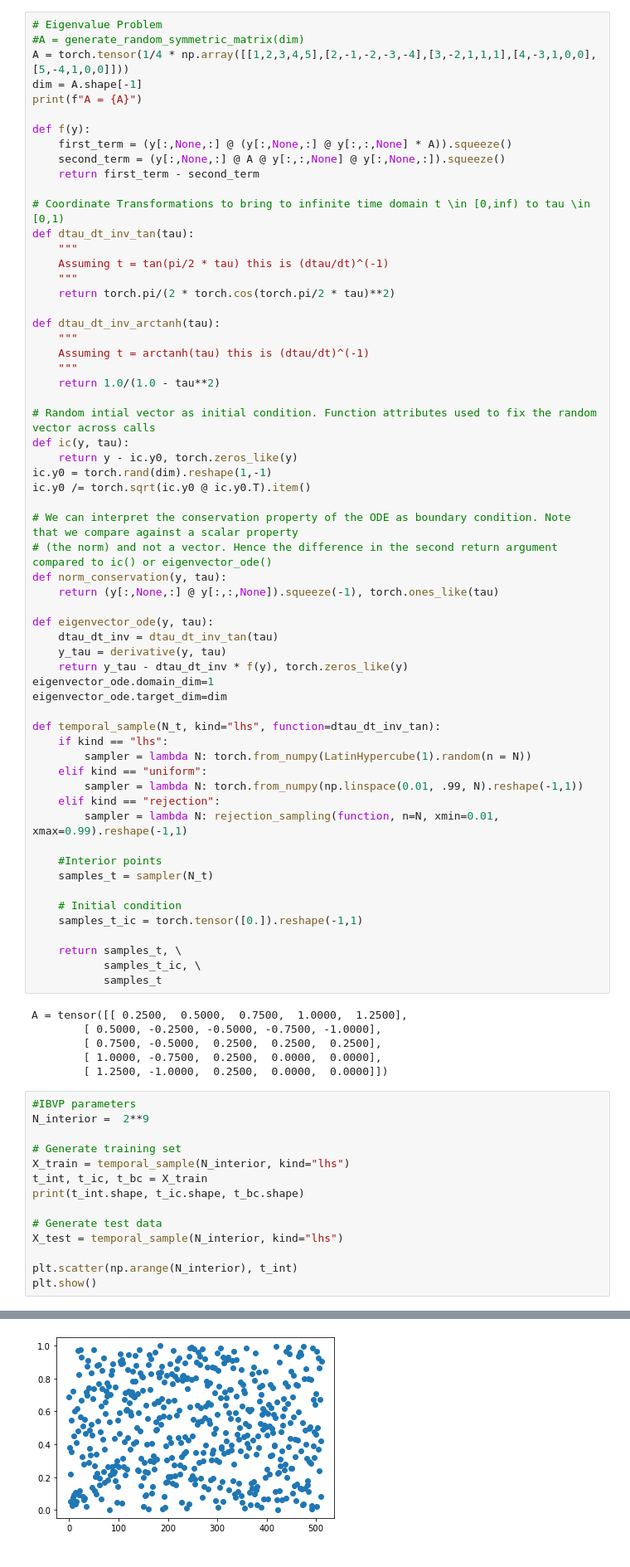
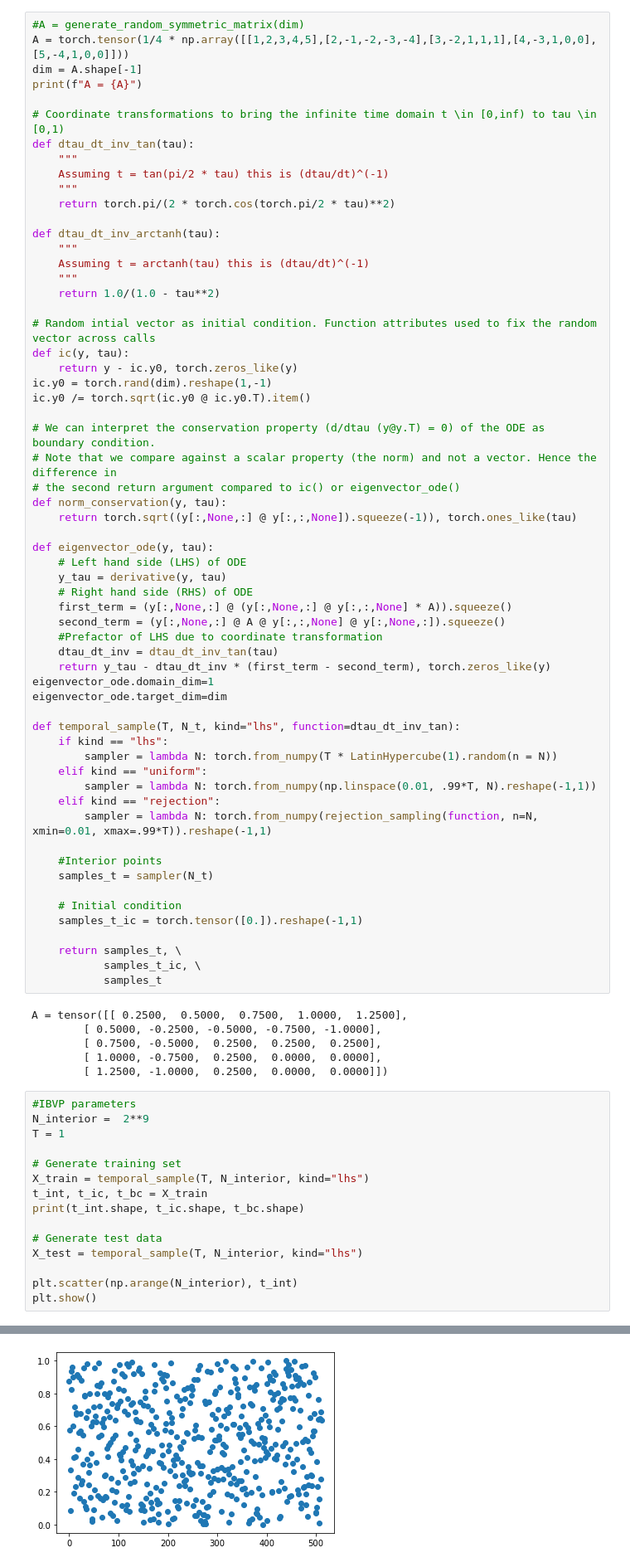
Before and after one commit to timzimm/CompSci, a Jupyter notebook: 02_neural_nets_on_pdes/src/eigenproblems_via_pinn.ipynb, the cells around one changed output, grey strips where cells are left out. Shown at 83% size. Cells and saved outputs as stored; diff of their text form.

```diff
--- a/02_neural_nets_on_pdes/src/eigenproblems_via_pinn.ipynb
+++ b/02_neural_nets_on_pdes/src/eigenproblems_via_pinn.ipynb
@@ -46,16 +45,10 @@ def eigenvalue_of_eigenvector(x):
 # %%
-# Eigenvalue Problem
 #A = generate_random_symmetric_matrix(dim)
 A = torch.tensor(1/4 * np.array([[1,2,3,4,5],[2,-1,-2,-3,-4],[3,-2,1,1,1],[4,-3,1,0,0],[5,-4,1,0,0]]))
 dim = A.shape[-1]
 print(f"A = {A}")
 
-def f(y):
-    first_term = (y[:,None,:] @ (y[:,None,:] @ y[:,:,None] * A)).squeeze()
-    second_term = (y[:,None,:] @ A @ y[:,:,None] @ y[:,None,:]).squeeze()
-    return first_term - second_term
-
-# Coordinate Transformations to bring to infinite time domain t \in [0,inf) to tau \in [0,1)
+# Coordinate transformations to bring the infinite time domain t \in [0,inf) to tau \in [0,1)
 def dtau_dt_inv_tan(tau):
     """
     Assuming t = tan(pi/2 * tau) this is (dtau/dt)^(-1)
@@ -74,25 +67,31 @@ def ic(y, tau):
 ic.y0 = torch.rand(dim).reshape(1,-1)
 ic.y0 /= torch.sqrt(ic.y0 @ ic.y0.T).item()
 
-# We can interpret the conservation property of the ODE as boundary condition. Note that we compare against a scalar property
-# (the norm) and not a vector. Hence the difference in the second return argument compared to ic() or eigenvector_ode()
+# We can interpret the conservation property (d/dtau (y@y.T) = 0) of the ODE as boundary condition.
+# Note that we compare against a scalar property (the norm) and not a vector. Hence the difference in
+# the second return argument compared to ic() or eigenvector_ode()
 def norm_conservation(y, tau):
-    return (y[:,None,:] @ y[:,:,None]).squeeze(-1), torch.ones_like(tau)
+    return torch.sqrt((y[:,None,:] @ y[:,:,None]).squeeze(-1)), torch.ones_like(tau)
 
 def eigenvector_ode(y, tau):
+    # Left hand side (LHS) of ODE
+    y_tau = derivative(y, tau)
+    # Right hand side (RHS) of ODE
+    first_term = (y[:,None,:] @ (y[:,None,:] @ y[:,:,None] * A)).squeeze()
+    second_term = (y[:,None,:] @ A @ y[:,:,None] @ y[:,None,:]).squeeze()
+    #Prefactor of LHS due to coordinate transformation
     dtau_dt_inv = dtau_dt_inv_tan(tau)
-    y_tau = derivative(y, tau)
-    return y_tau - dtau_dt_inv * f(y), torch.zeros_like(y)
+    return y_tau - dtau_dt_inv * (first_term - second_term), torch.zeros_like(y)
 eigenvector_ode.domain_dim=1
 eigenvector_ode.target_dim=dim
 
-def temporal_sample(N_t, kind="lhs", function=dtau_dt_inv_tan):
+def temporal_sample(T, N_t, kind="lhs", function=dtau_dt_inv_tan):
     if kind == "lhs":
-        sampler = lambda N: torch.from_numpy(LatinHypercube(1).random(n = N))
+        sampler = lambda N: torch.from_numpy(T * LatinHypercube(1).random(n = N))
     elif kind == "uniform":
-        sampler = lambda N: torch.from_numpy(np.linspace(0.01, .99, N).reshape(-1,1))
+        sampler = lambda N: torch.from_numpy(np.linspace(0.01, .99*T, N).reshape(-1,1))
     elif kind == "rejection":
-        sampler = lambda N: rejection_sampling(function, n=N, xmin=0.01, xmax=0.99).reshape(-1,1)
+        sampler = lambda N: torch.from_numpy(rejection_sampling(function, n=N, xmin=0.01, xmax=.99*T)).reshape(-1,1)
 
     #Interior points
     samples_t = sampler(N_t)
@@ -112,18 +111,19 @@ A = tensor([[ 0.2500,  0.5000,  0.7500,  1.0000,  1.2500],
 # %%
 #IBVP parameters
 N_interior =  2**9
+T = 1
 
 # Generate training set
-X_train = temporal_sample(N_interior, kind="lhs")
+X_train = temporal_sample(T, N_interior, kind="lhs")
 t_int, t_ic, t_bc = X_train
 print(t_int.shape, t_ic.shape, t_bc.shape)
 
 # Generate test data
-X_test = temporal_sample(N_interior, kind="lhs")
+X_test = temporal_sample(T, N_interior, kind="lhs")
 
 plt.scatter(np.arange(N_interior), t_int)
 plt.show()
 # %% [output]
 torch.Size([512, 1]) torch.Size([1, 1]) torch.Size([512, 1])
-[figure, old version]
+[figure, new version]
 # %%
```
Also changed, not shown: parts of 11 cells of this notebook, 2 other files.
